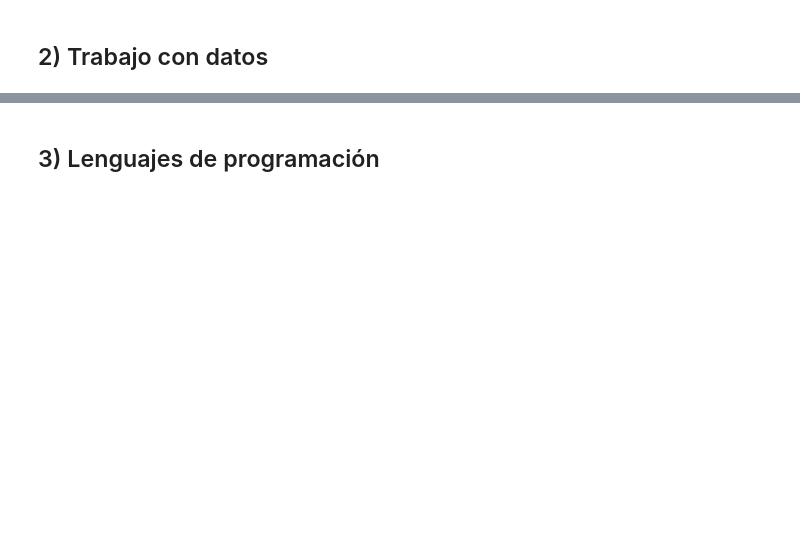
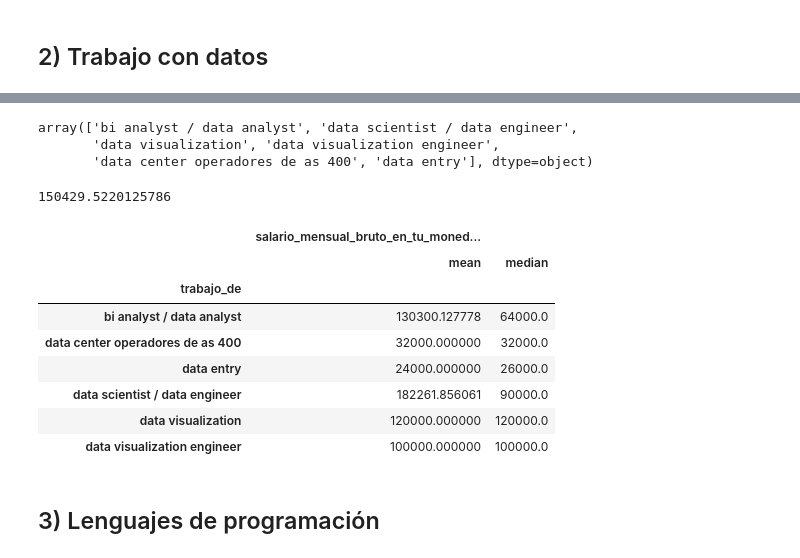
Before and after one commit to carlos1680/CPEDS, a Jupyter notebook: modulo3_DataWrangling/Clase 3 - Manejo de formatos de datos/CLASE 3 - Manejo de formato de datos - práctica individual.ipynb, the cells around one changed output, grey strips where cells are left out. Saved outputs shown, nothing was run; the diff lists cells and outputs as text; code cells hidden in the pictures; blank space fills up the shorter version.

```diff
--- a/modulo3_DataWrangling/Clase 3 - Manejo de formatos de datos/CLASE 3 - Manejo de formato de datos - práctica individual.ipynb
+++ b/modulo3_DataWrangling/Clase 3 - Manejo de formatos de datos/CLASE 3 - Manejo de formato de datos - práctica individual.ipynb
@@ -116,10 +171,28 @@ sueldos_data =
 # %%
 #Vemos los valores unicos
+sueldos_data['trabajo_de'].unique()
+# %% [output]
+array(['bi analyst / data analyst', 'data scientist / data engineer',
+       'data visualization', 'data visualization engineer',
+       'data center operadores de as 400', 'data entry'], dtype=object)
 # %%
 # Ahora vemos el salario promedio
+np.mean(sueldos_data.salario_mensual_bruto_en_tu_moneda_local)
+# %% [output]
+150429.5220125786
 # %%
 # Agrupamos por "trabajo_de" obteniendo el promedio y la mediana
-sueldos_data.groupby('trabajo_de').agg({'salario_mensual_bruto_en_tu_moneda_local': [np.mean, np.median]})
+sueldos_data.groupby('trabajo_de').agg({'salario_mensual_bruto_en_tu_moneda_local': ['mean', 'median']})
+# %% [output]
+|  | salario_mensual_bruto_en_tu_moned... |  |
+|  | mean | median |
+| trabajo_de |  |  |
+| bi analyst / data analyst | 130300.127778 | 64000.0 |
+| data center operadores de as 400 | 32000.000000 | 32000.0 |
+| data entry | 24000.000000 | 26000.0 |
+| data scientist / data engineer | 182261.856061 | 90000.0 |
+| data visualization | 120000.000000 | 120000.0 |
+| data visualization engineer | 100000.000000 | 100000.0 |
 # %% [markdown]
 ## 3) Lenguajes de programación
 # %%
```
Also changed, not shown: parts of 14 cells of this notebook, 1 other file.
